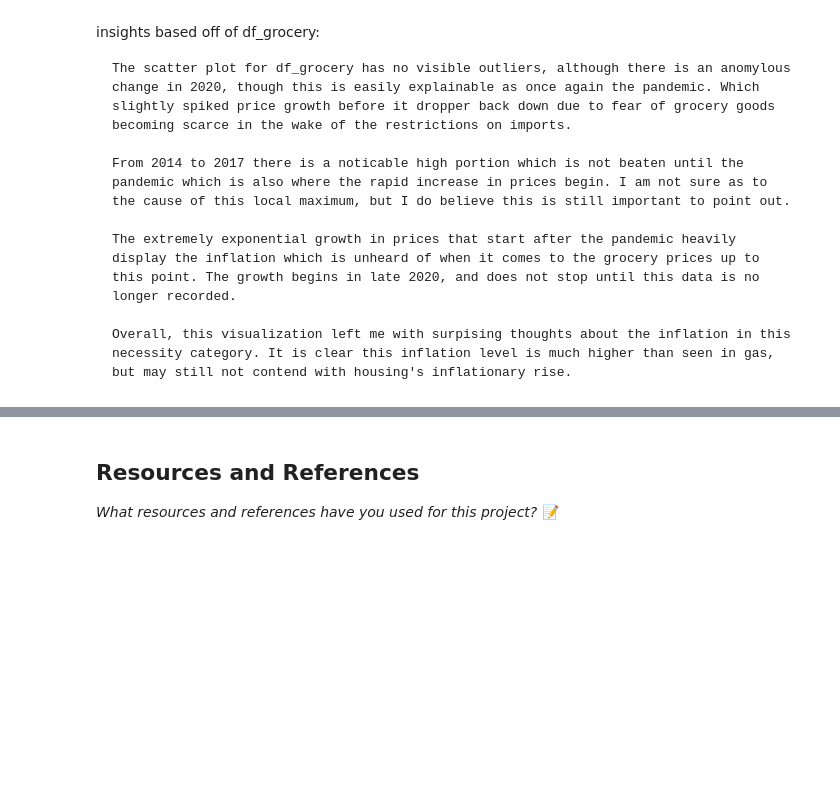
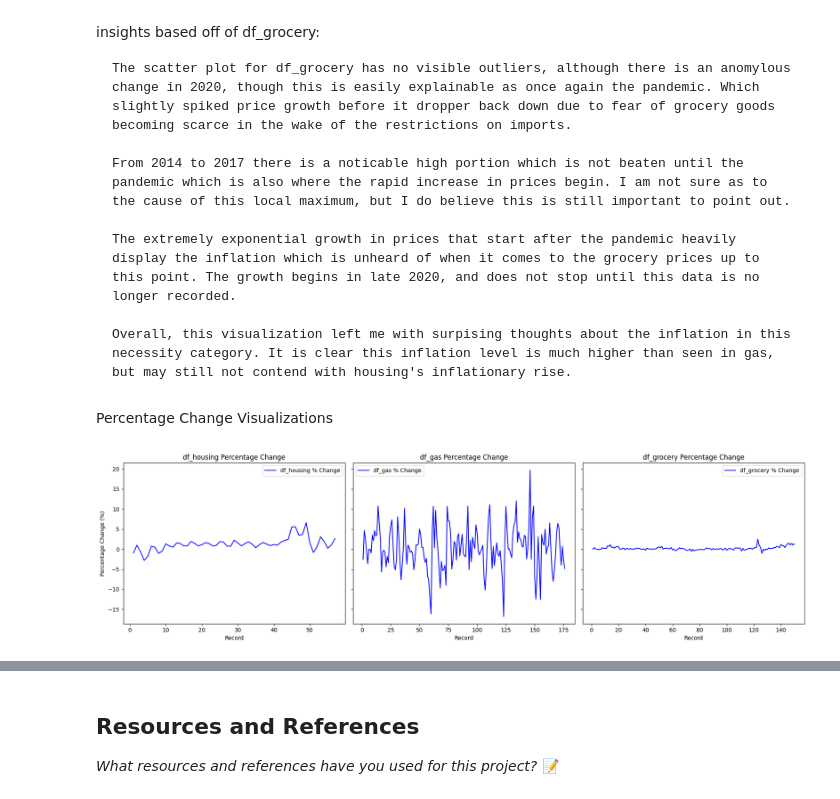
Before and after one commit to IT4063C-Fall24/final-project-MasonRump, a Jupyter notebook: source.ipynb, the cells around one changed output, grey strips where cells are left out. Cells and saved outputs as stored; diff of their text form; code cells hidden in the pictures; blank space fills up the shorter version.

```diff
--- a/source.ipynb
+++ b/source.ipynb
@@ -196,3 +196,21 @@ insights based off of df_grocery:
     The extremely exponential growth in prices that start after the pandemic heavily display the inflation which is unheard of when it comes to the grocery prices up to this point. The growth begins in late 2020, and does not stop until this data is no longer recorded.
 
     Overall, this visualization left me with surpising thoughts about the inflation in this necessity category. It is clear this inflation level is much higher than seen in gas, but may still not contend with housing's inflationary rise.
+# %% [markdown]
+Percentage Change Visualizations
+# %%
+fig, axes = plt.subplots(1, 3, figsize=(18, 5), sharey=True)
+
+for i, df in enumerate(dfs):
+    pct_change = df[y_columns[i]].pct_change() * 100
+
+    axes[i].plot(pct_change, label=f'{df_names[i]} % Change', color='b')
+    axes[i].set_title(f'{df_names[i]} Percentage Change')
+    axes[i].set_xlabel('Record')
+    axes[i].set_ylabel('Percentage Change (%)' if i == 0 else "")
+    axes[i].legend()
+
+plt.tight_layout()
+plt.show()
+# %% [output]
+[figure, added]
```
Also changed, not shown: parts of 4 cells of this notebook.
